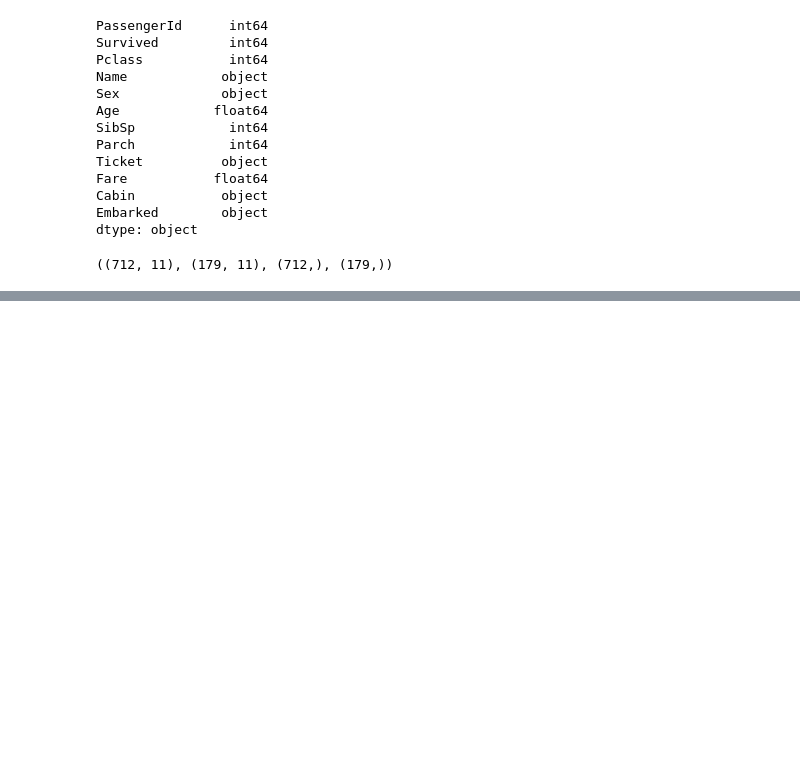
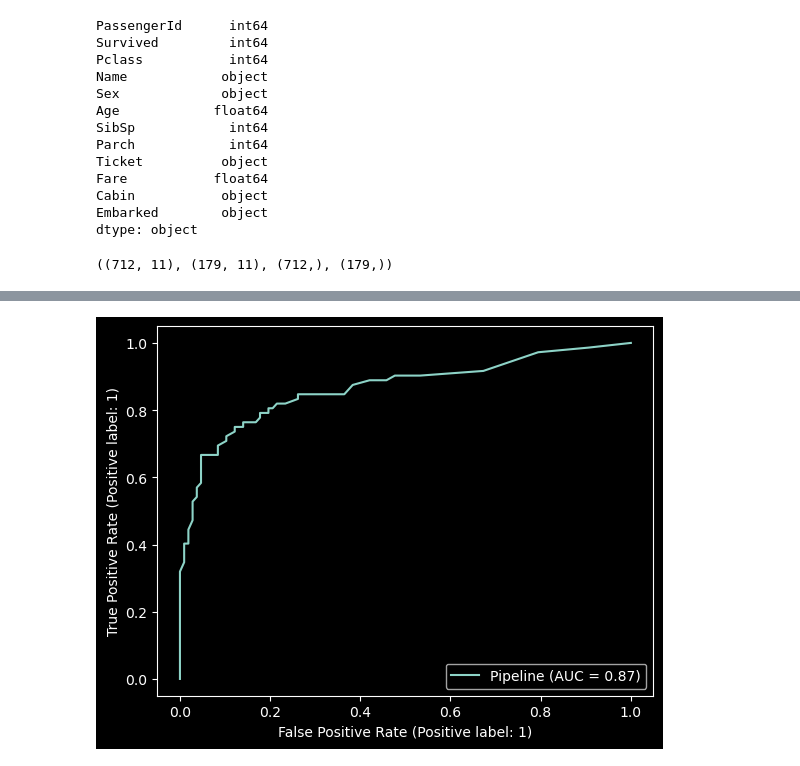
Before and after one commit to msnkr/kaggle_comps, a Jupyter notebook: Titanic - Machine Learning from Disaster/Untitled.ipynb, the cells around one changed output, grey strips where cells are left out. Drawn from its saved outputs; the diff is of its cells as text; code cells hidden in the pictures; blank space fills up the shorter version.

```diff
--- a/Titanic - Machine Learning from Disaster/Untitled.ipynb
+++ b/Titanic - Machine Learning from Disaster/Untitled.ipynb
@@ -230,2 +211,5 @@ rs_clf.score(X_test, y_test)
 # %%
 # Lets use the new score to create some metrics
+RocCurveDisplay.from_estimator(clf, X_test, y_test);
+# %% [output]
+[figure, added]
```
Also changed, not shown: parts of 12 cells of this notebook.
